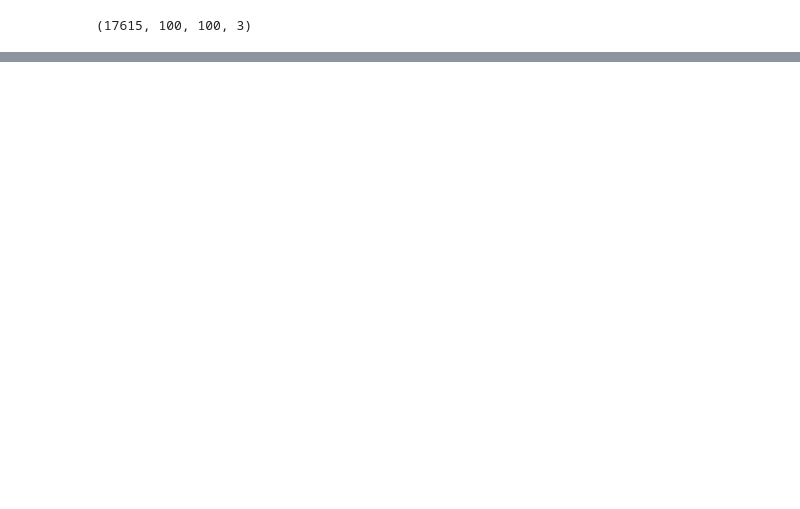
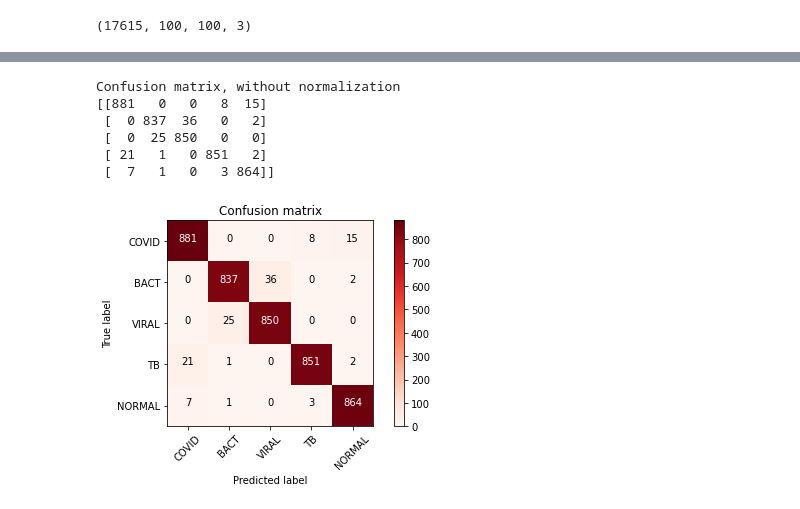
Before and after one commit to Azariagmt/pulmonary-disorder-detection-using-x-ray-images, a Jupyter notebook: notebooks/InceptionV3.ipynb, the cells around one changed output, grey strips where cells are left out. Cells and saved outputs as stored; diff of their text form; code cells hidden in the pictures; blank space fills up the shorter version.

```diff
--- a/notebooks/InceptionV3.ipynb
+++ b/notebooks/InceptionV3.ipynb
@@ -125,0 +95,10 @@ plt.show()
+# %%
+plot_confusion_matrix(cm, ["COVID" ,"BACT", "VIRAL", "TB", "NORMAL"])
+# %% [output]
+Confusion matrix, without normalization
+[[881   0   0   8  15]
+ [  0 837  36   0   2]
+ [  0  25 850   0   0]
+ [ 21   1   0 851   2]
+ [  7   1   0   3 864]]
+[figure, added]
```
Also changed, not shown: parts of 18 cells of this notebook.
